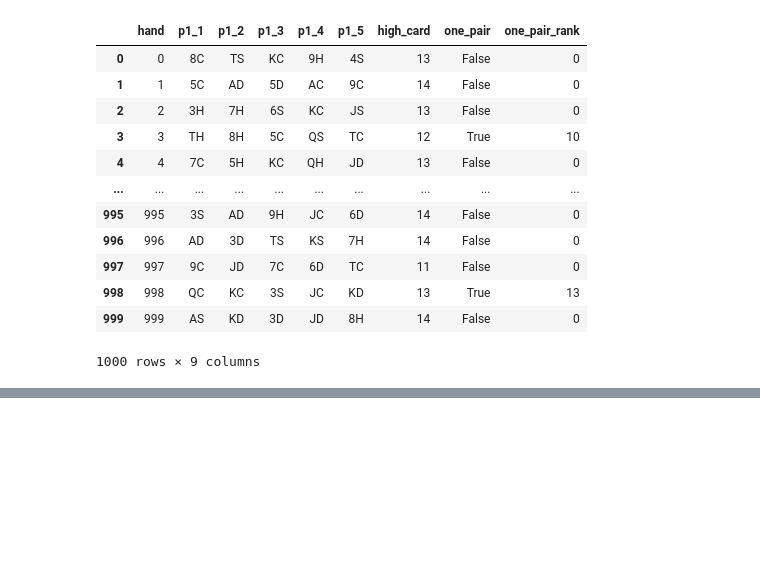
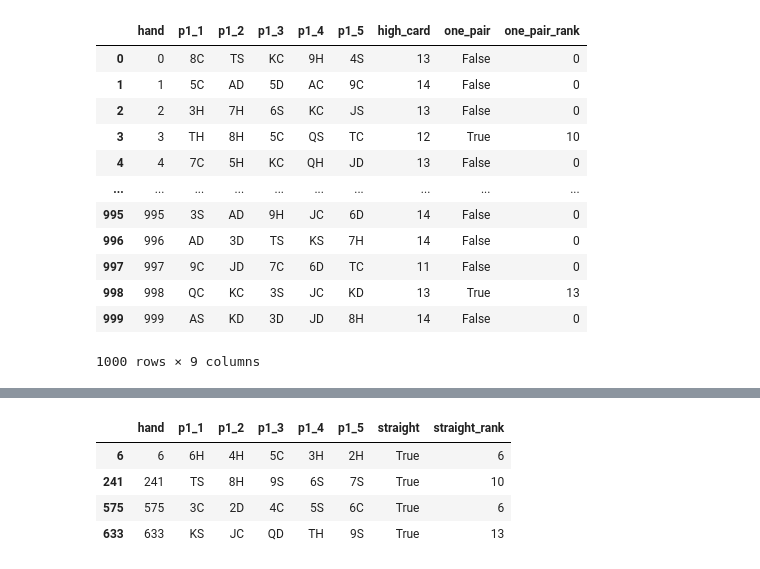
Before and after one commit to null-circle/Portfolio, a Jupyter notebook: Royal Flush/Royal Flush.ipynb, the cells around one changed output, grey strips where cells are left out. Cells and saved outputs as stored; diff of their text form; code cells hidden in the pictures; blank space fills up the shorter version.

Commit message:
Created straight

```diff
--- a/Royal Flush/Royal Flush.ipynb
+++ b/Royal Flush/Royal Flush.ipynb
@@ -387,0 +584,12 @@ def two_pair(df):
+# %%
+# output
+(straight(df_p1)
+ .query("straight == True")
+ .head()
+)
+# %% [output]
+|  | hand | p1_1 | p1_2 | p1_3 | p1_4 | p1_5 | straight | straight_rank |
+| 6 | 6 | 6H | 4H | 5C | 3H | 2H | True | 6 |
+| 241 | 241 | TS | 8H | 9S | 6S | 7S | True | 10 |
+| 575 | 575 | 3C | 2D | 4C | 5S | 6C | True | 6 |
+| 633 | 633 | KS | JC | QD | TH | 9S | True | 13 |
```
Also changed, not shown: parts of 11 cells of this notebook.
